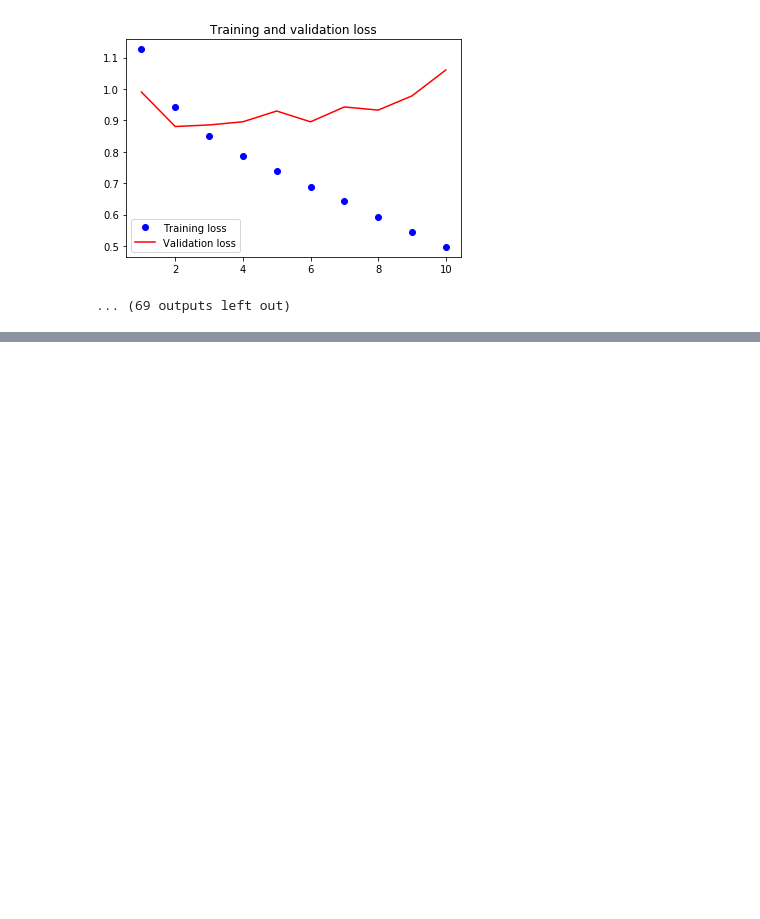
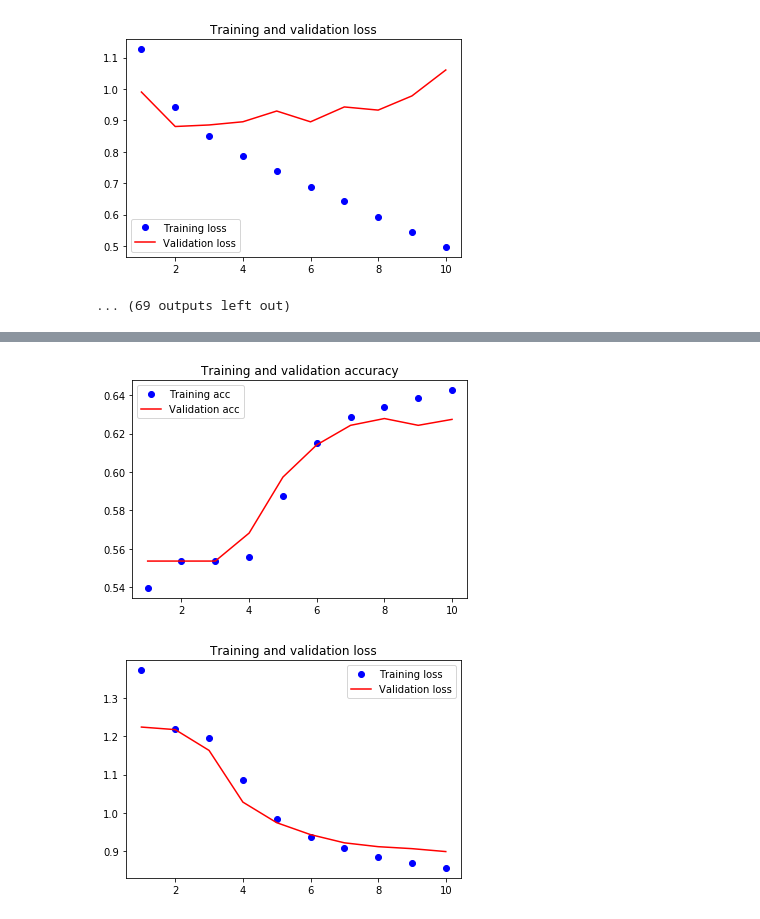
Before and after one commit to viniciusteix/topics-3, a Jupyter notebook: prova2/Prova.ipynb, the cells around one changed output, grey strips where cells are left out. Drawn from its saved outputs; the diff is of its cells as text; code cells hidden in the pictures; blank space fills up the shorter version.

```diff
--- a/prova2/Prova.ipynb
+++ b/prova2/Prova.ipynb
@@ -259,0 +265,12 @@ Epoch 10/10
+# %%
+def rnn_model(otimizador, eta, num_epochs, X_train, y_train, X_val, y_val):
+    model = Sequential()
+    model.add(Embedding(max_words, 32))
+    model.add(LSTM(32))
+    model.add(Dense(5, activation='sigmoid'))
+
+    model.compile(optimizer=otimizador(lr=eta), loss='sparse_categorical_crossentropy', metrics=['acc'])
+
+    history = model.fit(X_train, y_train, epochs=num_epochs, batch_size=128,validation_data=(X_val,y_val))
+
+    return model, history
@@ -259,0 +305,5 @@ Epoch 10/10
+# %%
+# Pontos de quebra (10, 20, 30)
+best_model_10, history_10 = rnn_model(otimizadores[2],eta[0],10,X_train,y_train,X_val,y_val)
+best_model_20, history_20 = rnn_model(otimizadores[2],eta[0],20,X_train,y_train,X_val,y_val)
+best_model_30, history_30 = rnn_model(otimizadores[2],eta[0],30,X_train,y_train,X_val,y_val)
@@ -259,0 +334,5 @@ Epoch 10/10
+# %%
+plotar(history_10)
+# %% [output]
+[figure, added]
+[figure, added]
```
Also changed, not shown: parts of 21 cells of this notebook.
